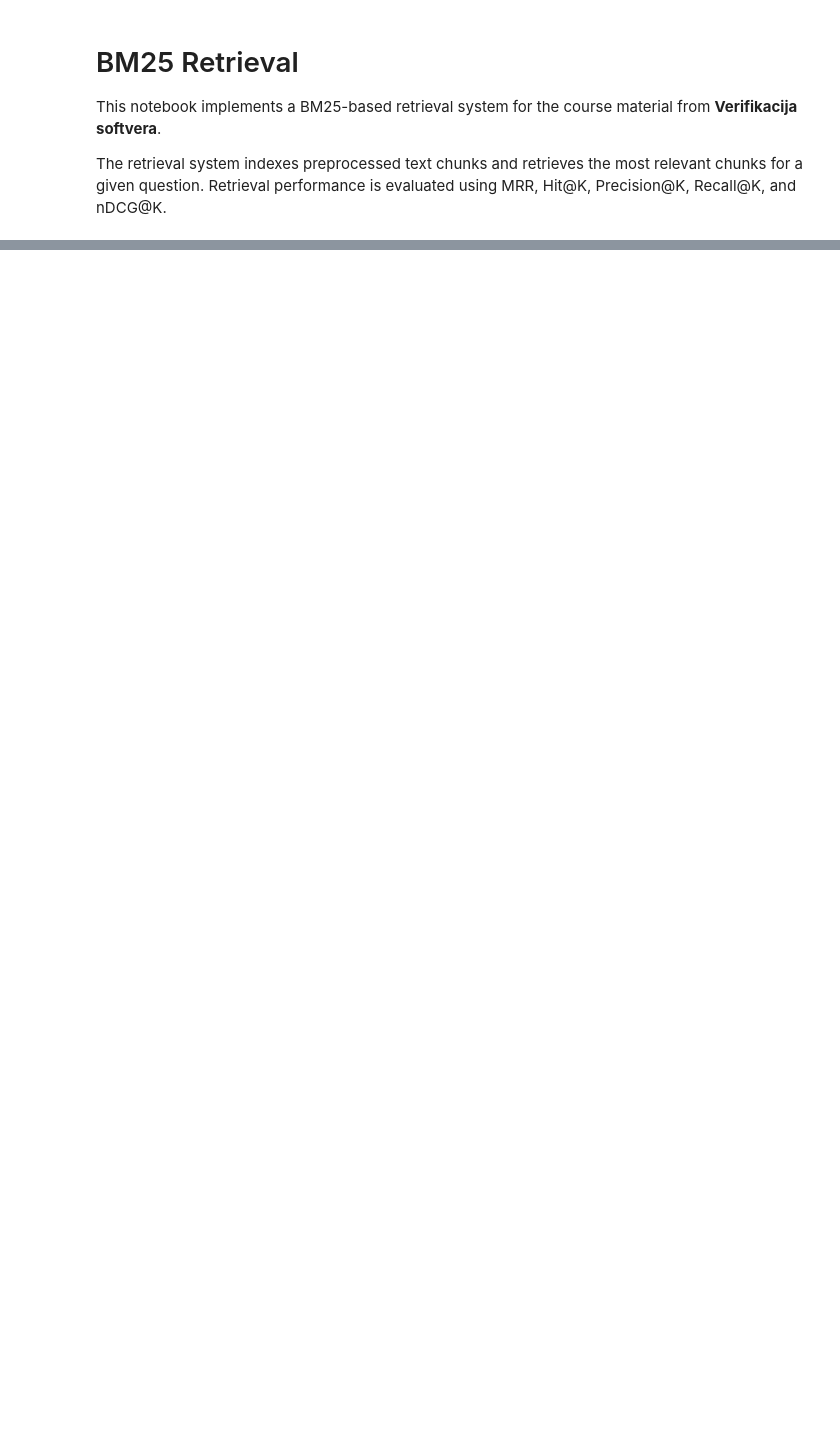
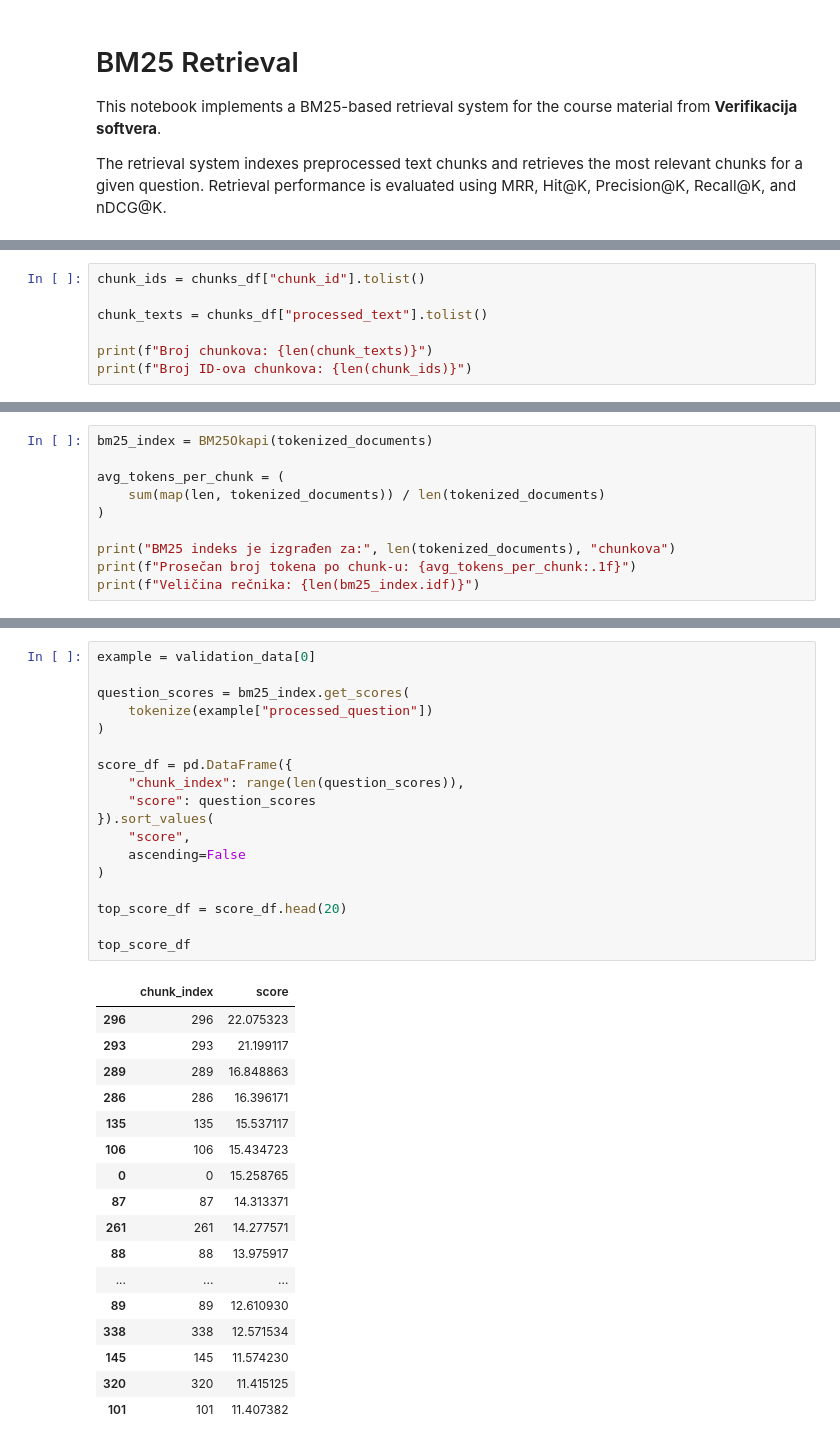
Before and after one commit to anjaanjaa10/Student-Question-Answering-from-Course-Materials, a Jupyter notebook: 05_bm25_retrieval.ipynb, the cells around one changed output, grey strips where cells are left out. Saved outputs shown, nothing was run; the diff lists cells and outputs as text; blank space fills up the shorter version.

```diff
--- a/05_bm25_retrieval.ipynb
+++ b/05_bm25_retrieval.ipynb
@@ -111,0 +170,7 @@ Train/validation/test: 100/21/22
+# %%
+chunk_ids = chunks_df["chunk_id"].tolist()
+
+chunk_texts = chunks_df["processed_text"].tolist()
+
+print(f"Broj chunkova: {len(chunk_texts)}")
+print(f"Broj ID-ova chunkova: {len(chunk_ids)}")
@@ -503,0 +206,10 @@ deinstaliraće je često i nakon samo prve greške. Dodatno, negativne recenzije
+# %%
+bm25_index = BM25Okapi(tokenized_documents)
+
+avg_tokens_per_chunk = (
+    sum(map(len, tokenized_documents)) / len(tokenized_documents)
+)
+
+print("BM25 indeks je izgrađen za:", len(tokenized_documents), "chunkova")
+print(f"Prosečan broj tokena po chunk-u: {avg_tokens_per_chunk:.1f}")
+print(f"Veličina rečnika: {len(bm25_index.idf)}")
@@ -503,0 +420,36 @@ deinstaliraće je često i nakon samo prve greške. Dodatno, negativne recenzije
+# %%
+example = validation_data[0]
+
+question_scores = bm25_index.get_scores(
+    tokenize(example["processed_question"])
+)
+
+score_df = pd.DataFrame({
+    "chunk_index": range(len(question_scores)),
+    "score": question_scores
+}).sort_values(
+    "score",
+    ascending=False
+)
+
+top_score_df = score_df.head(20)
+
+top_score_df
+# %% [output]
+|  | chunk_index | score |
+| 296 | 296 | 22.075323 |
+| 293 | 293 | 21.199117 |
+| 289 | 289 | 16.848863 |
+| 286 | 286 | 16.396171 |
+| 135 | 135 | 15.537117 |
+| 106 | 106 | 15.434723 |
+| 0 | 0 | 15.258765 |
+| 87 | 87 | 14.313371 |
+| 261 | 261 | 14.277571 |
+| 88 | 88 | 13.975917 |
+| ... | ... | ... |
+| 89 | 89 | 12.610930 |
+| 338 | 338 | 12.571534 |
+| 145 | 145 | 11.574230 |
+| 320 | 320 | 11.415125 |
+| 101 | 101 | 11.407382 |
```
Also changed, not shown: parts of 31 cells of this notebook, 9 other files.
